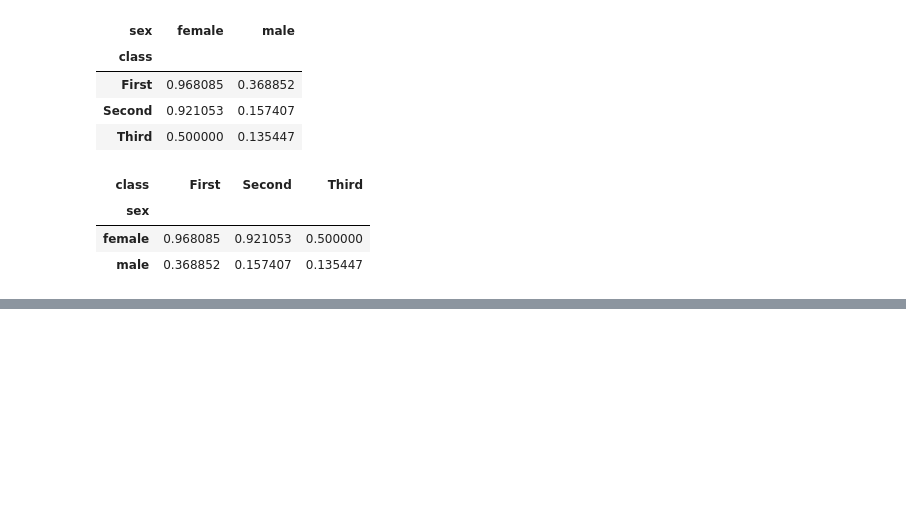
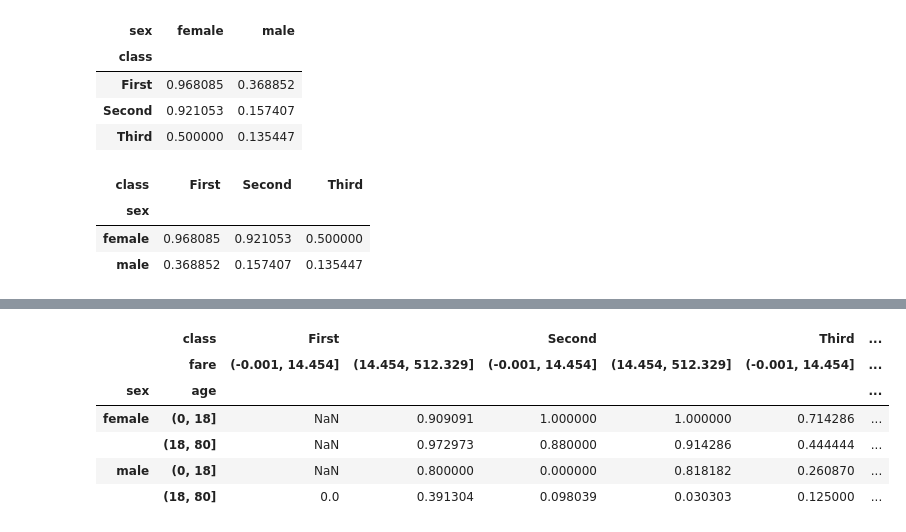
Before and after one commit to Venux09/Data_science_handbook_study, a Jupyter notebook: pandas-data_science_handbook/pandas_11.ipynb, the cells around one changed output, grey strips where cells are left out. Cells and saved outputs as stored; diff of their text form; code cells hidden in the pictures; blank space fills up the shorter version.

```diff
--- a/pandas-data_science_handbook/pandas_11.ipynb
+++ b/pandas-data_science_handbook/pandas_11.ipynb
@@ -60,4 +60,5 @@ titanic.pivot_table('survived' , index = 'sex' , columns = 'class' , aggfunc = '
 # %%
 #Multilevel pivot table
 # %%
-age = pd.cut(titanic['age',])
+age = pd.cut(titanic['age'],[0,18,80]
+            )#pd.cut basically create the bins of the contiusly continuing data
@@ -63,0 +74,3 @@ age = pd.cut(titanic['age',])
+# %%
+#multiple columns in the pivot
+fare = pd.qcut(titanic['fare'], 2)
@@ -63,0 +93,11 @@ age = pd.cut(titanic['age',])
+# %%
+#pivoting multiple columns and index
+titanic.pivot_table('survived',['sex',age],['class',fare])
+# %% [output]
+|  | class | First |  | Second |  | Third | ... |
+|  | fare | (-0.001, 14.454] | (14.454, 512.329] | (-0.001, 14.454] | (14.454, 512.329] | (-0.001, 14.454] | ... |
+| sex | age |  |  |  |  |  | ... |
+| female | (0, 18] | NaN | 0.909091 | 1.000000 | 1.000000 | 0.714286 | ... |
+|  | (18, 80] | NaN | 0.972973 | 0.880000 | 0.914286 | 0.444444 | ... |
+| male | (0, 18] | NaN | 0.800000 | 0.000000 | 0.818182 | 0.260870 | ... |
+|  | (18, 80] | 0.0 | 0.391304 | 0.098039 | 0.030303 | 0.125000 | ... |
```
Also changed, not shown: parts of 3 cells of this notebook, 3 other files.
